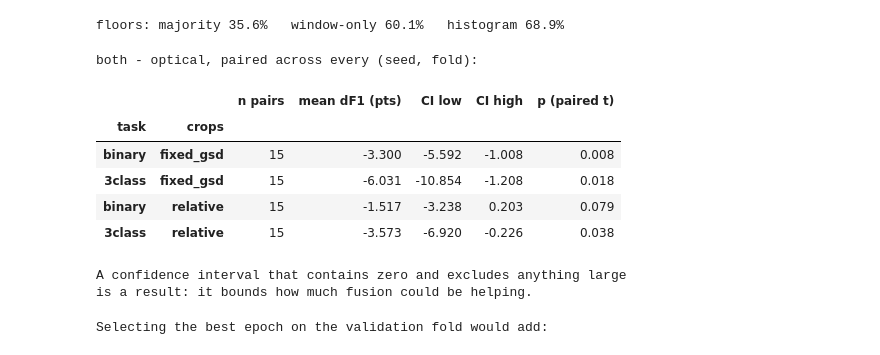
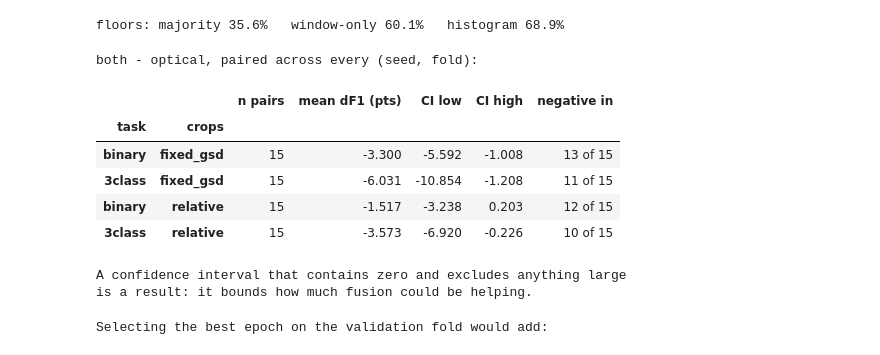
Before and after one commit to GianM0027/lavatube_finder, a Jupyter notebook: training.ipynb, the cells around one changed output. Drawn from its saved outputs; the diff is of its cells as text; code cells hidden in the pictures.

```diff
--- a/training.ipynb
+++ b/training.ipynb
@@ -696,41 +664,40 @@ floors: majority 35.6%   window-only 60.1%   histogram 68.9%
 # Fusion against optical, paired on the same (seed, fold). Two overlapping error
 # bars cannot resolve an effect this size; the paired spread can.
 from scipy import stats
 
 rows = []
 for task_name, policy in EXPERIMENTS:
     key_both = (task_name, policy, "both")
     key_optical = (task_name, policy, "optical")
     if key_both not in cv_folds or key_optical not in cv_folds:
         continue
 
     paired = cv_folds[key_both]["val_f1"].sub(cv_folds[key_optical]["val_f1"])
     delta = paired.dropna() * 100
     half = stats.t.ppf(0.975, len(delta) - 1) * delta.std() / len(delta) ** 0.5
     rows.append({
         "task": task_name,
         "crops": policy,
         "n pairs": len(delta),
         "mean dF1 (pts)": delta.mean(),
         "CI low": delta.mean() - half,
         "CI high": delta.mean() + half,
-        "p (paired t)": stats.ttest_rel(
-            cv_folds[key_both]["val_f1"], cv_folds[key_optical]["val_f1"]).pvalue,
+        "negative in": f"{int((delta < 0).sum())} of {len(delta)}",
     })
 
 if rows:
     print("both - optical, paired across every (seed, fold):")
     display(pd.DataFrame(rows).set_index(["task", "crops"]).round(3))
     print("A confidence interval that contains zero and excludes anything large")
     print("is a result: it bounds how much fusion could be helping.")
 # %% [output]
 both - optical, paired across every (seed, fold):
-|  |  | n pairs | mean dF1 (pts) | CI low | CI high | p (paired t) |
+|  |  | n pairs | mean dF1 (pts) | CI low | CI high | negative in |
 | task | crops |  |  |  |  |  |
-| binary | fixed_gsd | 15 | -3.300 | -5.592 | -1.008 | 0.008 |
-| 3class | fixed_gsd | 15 | -6.031 | -10.854 | -1.208 | 0.018 |
-| binary | relative | 15 | -1.517 | -3.238 | 0.203 | 0.079 |
-| 3class | relative | 15 | -3.573 | -6.920 | -0.226 | 0.038 |
+| binary | fixed_gsd | 15 | -3.300 | -5.592 | -1.008 | 13 of 15 |
+| 3class | fixed_gsd | 15 | -6.031 | -10.854 | -1.208 | 11 of 15 |
+| binary | relative | 15 | -1.517 | -3.238 | 0.203 | 12 of 15 |
+| 3class | relative | 15 | -3.573 | -6.920 | -0.226 | 10 of 15 |
 A confidence interval that contains zero and excludes anything large
 is a result: it bounds how much fusion could be helping.
 # %%
```
Also changed, not shown: parts of 7 cells of this notebook, 13 other files.
